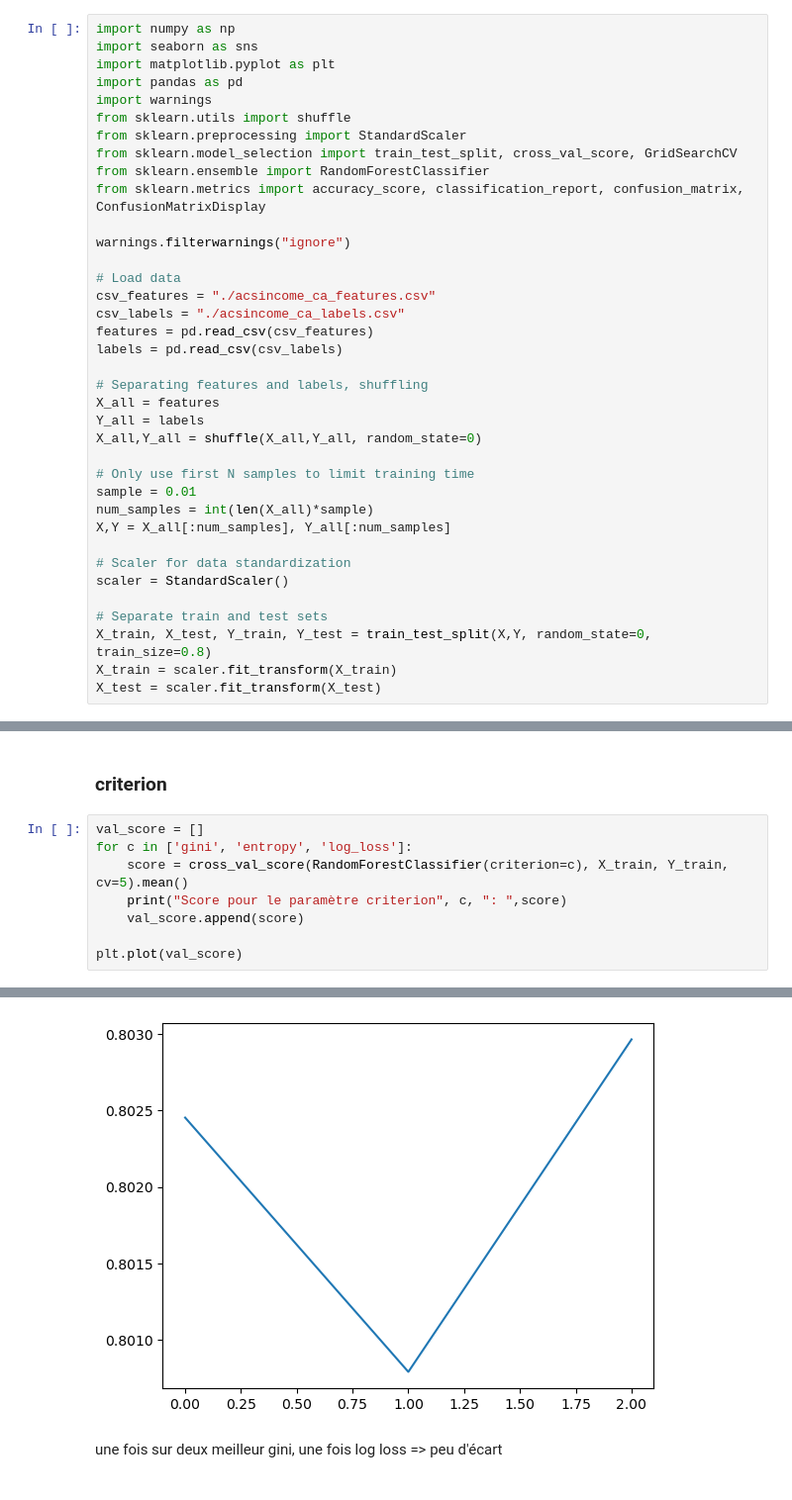
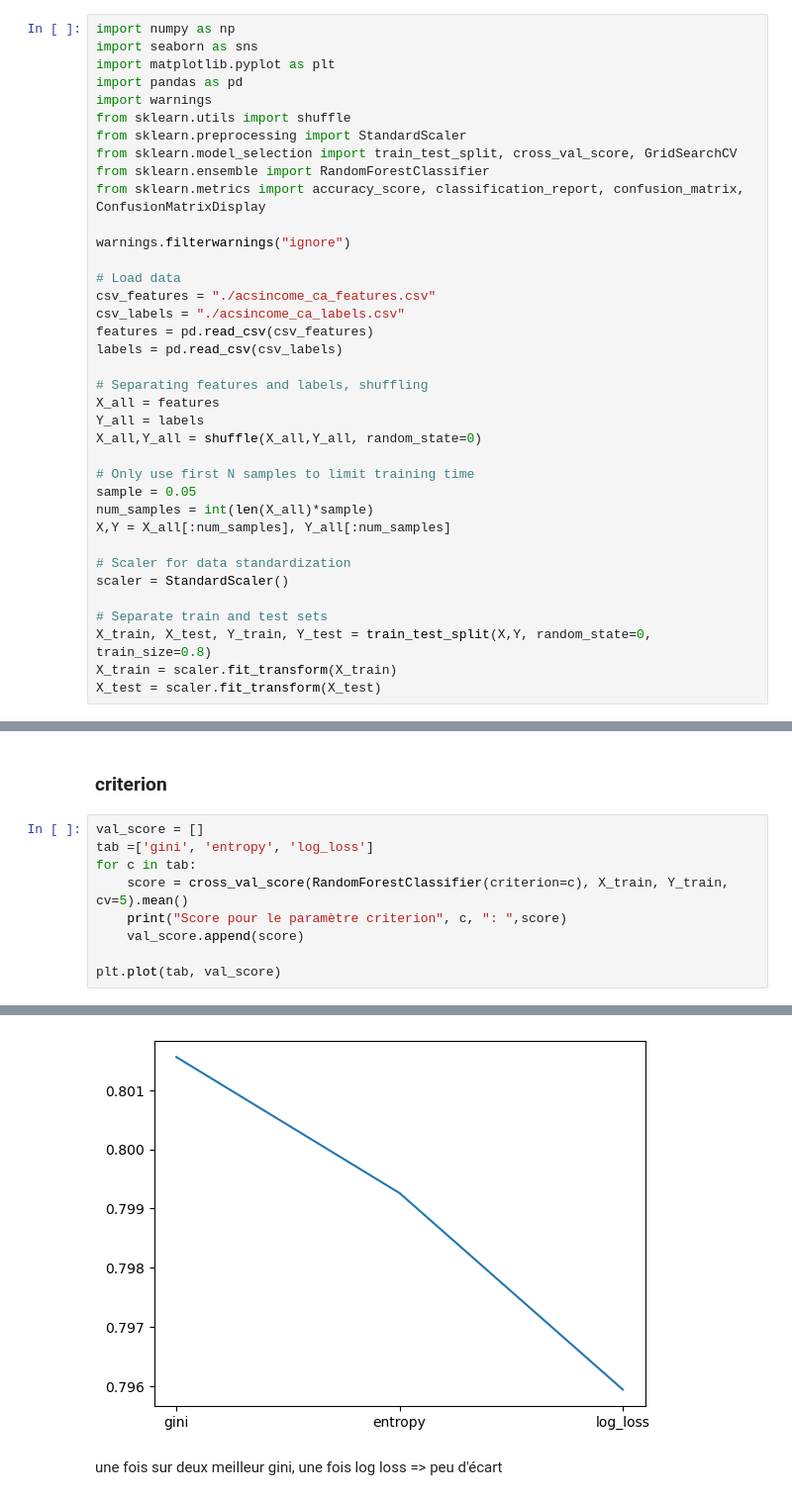
Before and after one commit to thomasclgnt/AS, a Jupyter notebook: RandomForest.ipynb, the cells around one changed output, grey strips where cells are left out. Shown: that part at 99% size. Saved outputs shown, nothing was run; the diff lists cells and outputs as text.

```diff
--- a/RandomForest.ipynb
+++ b/RandomForest.ipynb
@@ -24,7 +24,7 @@ Y_all = labels
 X_all,Y_all = shuffle(X_all,Y_all, random_state=0)
 
 # Only use first N samples to limit training time
-sample = 0.01
+sample = 0.05
 num_samples = int(len(X_all)*sample)
 X,Y = X_all[:num_samples], Y_all[:num_samples]
 
@@ -96,10 +103,11 @@ optimal autour de 200
 ### criterion
 # %%
 val_score = []
-for c in ['gini', 'entropy', 'log_loss']:
+tab =['gini', 'entropy', 'log_loss']
+for c in tab:
     score = cross_val_score(RandomForestClassifier(criterion=c), X_train, Y_train, cv=5).mean()
     print("Score pour le paramètre criterion", c, ": ",score)
     val_score.append(score)
 
-plt.plot(val_score)
+plt.plot(tab, val_score)
 # %% [output]
@@ -109,5 +117,5 @@ Score pour le paramètre criterion log_loss :  0.8029646766960857
 [<matplotlib.lines.Line2D at 0x...>]
-[figure, old version]
+[figure, new version]
 # %% [markdown]
 une fois sur deux meilleur gini, une fois log loss => peu d'écart
 # %% [markdown]
```
Also changed, not shown: parts of 9 cells of this notebook, 3 other files.
